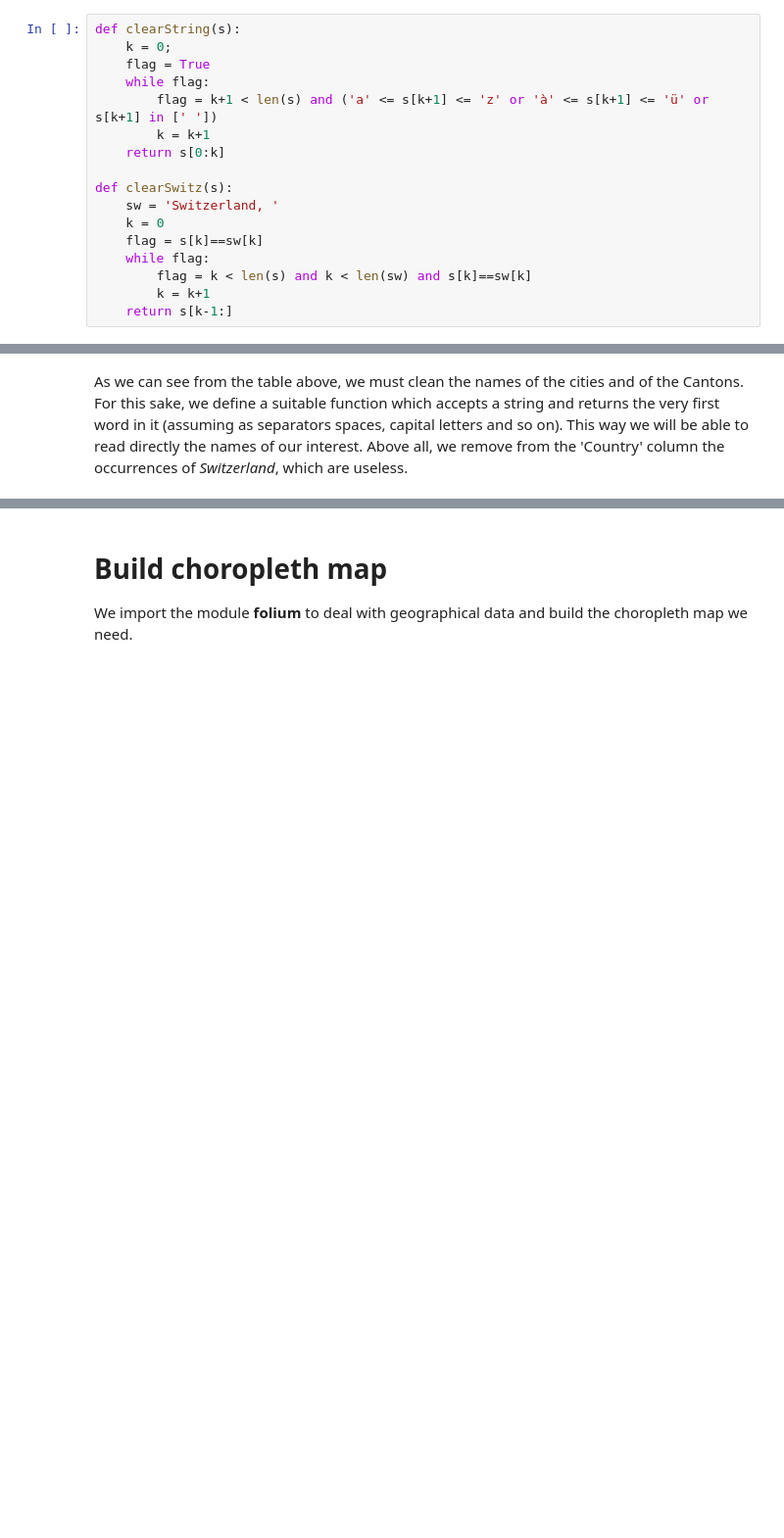
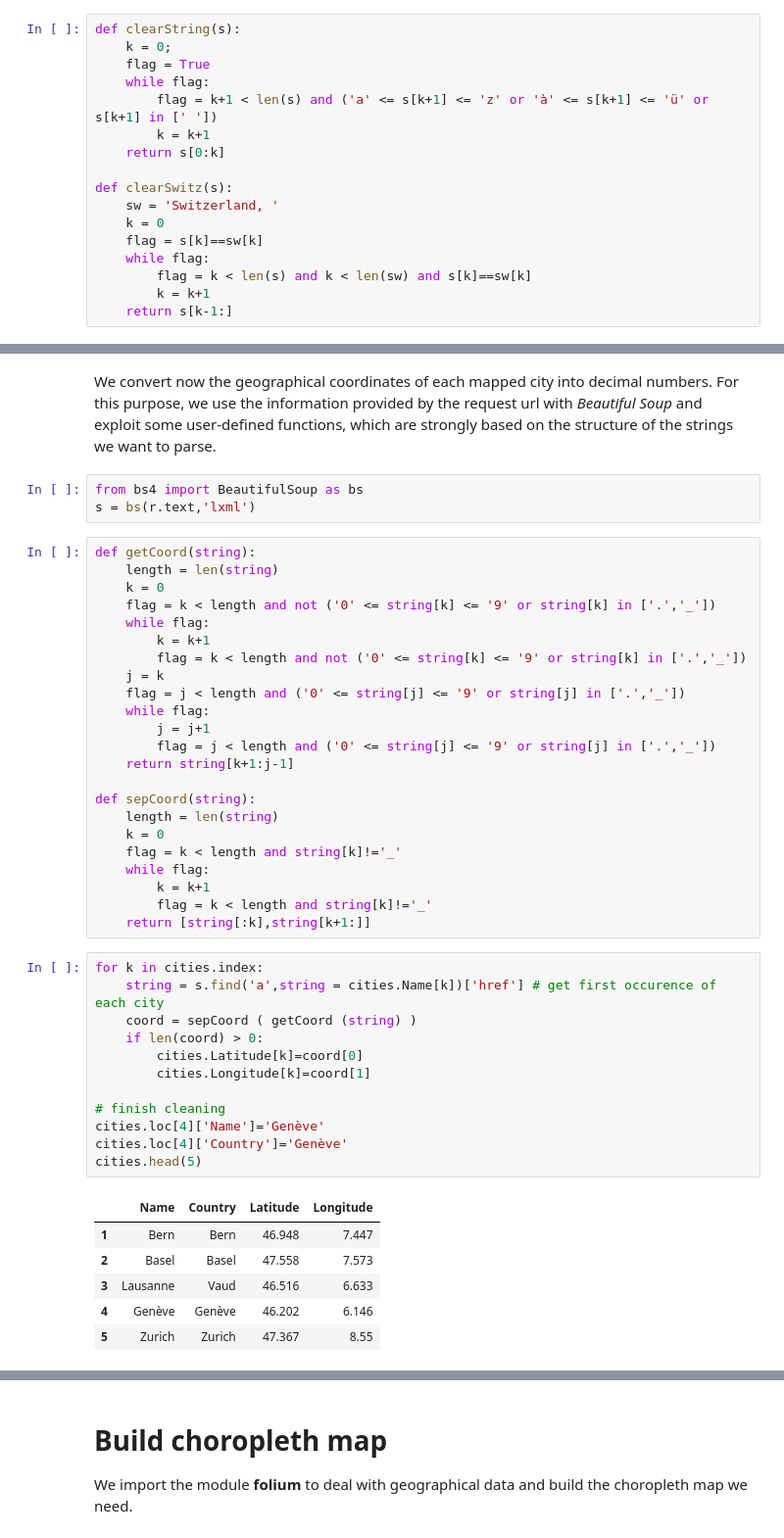
Before and after one commit to Bondzio/ADA_hw2016, a Jupyter notebook: 03 - Interactive Viz/InteractiveVisualization.ipynb, the cells around one changed output, grey strips where cells are left out. Shown at 98% size. Drawn from its saved outputs; the diff is of its cells as text; blank space fills up the shorter version.

```diff
--- a/03 - Interactive Viz/InteractiveVisualization.ipynb
+++ b/03 - Interactive Viz/InteractiveVisualization.ipynb
@@ -292,2 +298,47 @@ cities.loc[40]['Name']='Köniz'
-# %% [markdown]
-As we can see from the table above, we must clean the names of the cities and of the Cantons. For this sake, we define a suitable function which accepts a string and returns the very first word in it (assuming as separators spaces, capital letters and so on). This way we will be able to read directly the names of our interest. Above all, we remove from the 'Country' column the occurrences of *Switzerland*, which are useless.
+# %% [markdown]
+We convert now the geographical coordinates of each mapped city into decimal numbers. For this purpose, we use the information provided by the request url with *Beautiful Soup* and exploit some user-defined functions, which are strongly based on the structure of the strings we want to parse.
+# %%
+from bs4 import BeautifulSoup as bs
+s = bs(r.text,'lxml')
+# %%
+def getCoord(string):
+    length = len(string)
+    k = 0
+    flag = k < length and not ('0' <= string[k] <= '9' or string[k] in ['.','_'])
+    while flag:
+        k = k+1
+        flag = k < length and not ('0' <= string[k] <= '9' or string[k] in ['.','_'])
+    j = k
+    flag = j < length and ('0' <= string[j] <= '9' or string[j] in ['.','_'])
+    while flag:
+        j = j+1
+        flag = j < length and ('0' <= string[j] <= '9' or string[j] in ['.','_'])
+    return string[k+1:j-1]
+
+def sepCoord(string):
+    length = len(string)
+    k = 0
+    flag = k < length and string[k]!='_'
+    while flag:
+        k = k+1
+        flag = k < length and string[k]!='_'
+    return [string[:k],string[k+1:]]
+# %%
+for k in cities.index:
+    string = s.find('a',string = cities.Name[k])['href'] # get first occurence of each city
+    coord = sepCoord ( getCoord (string) )
+    if len(coord) > 0:
+        cities.Latitude[k]=coord[0]
+        cities.Longitude[k]=coord[1]
+
+# finish cleaning
+cities.loc[4]['Name']='Genève'
+cities.loc[4]['Country']='Genève'
+cities.head(5)
+# %% [output]
+|  | Name | Country | Latitude | Longitude |
+| 1 | Bern | Bern | 46.948 | 7.447 |
+| 2 | Basel | Basel | 47.558 | 7.573 |
+| 3 | Lausanne | Vaud | 46.516 | 6.633 |
+| 4 | Genève | Genève | 46.202 | 6.146 |
+| 5 | Zurich | Zurich | 47.367 | 8.55 |
```
Also changed, not shown: parts of 4 cells of this notebook.
